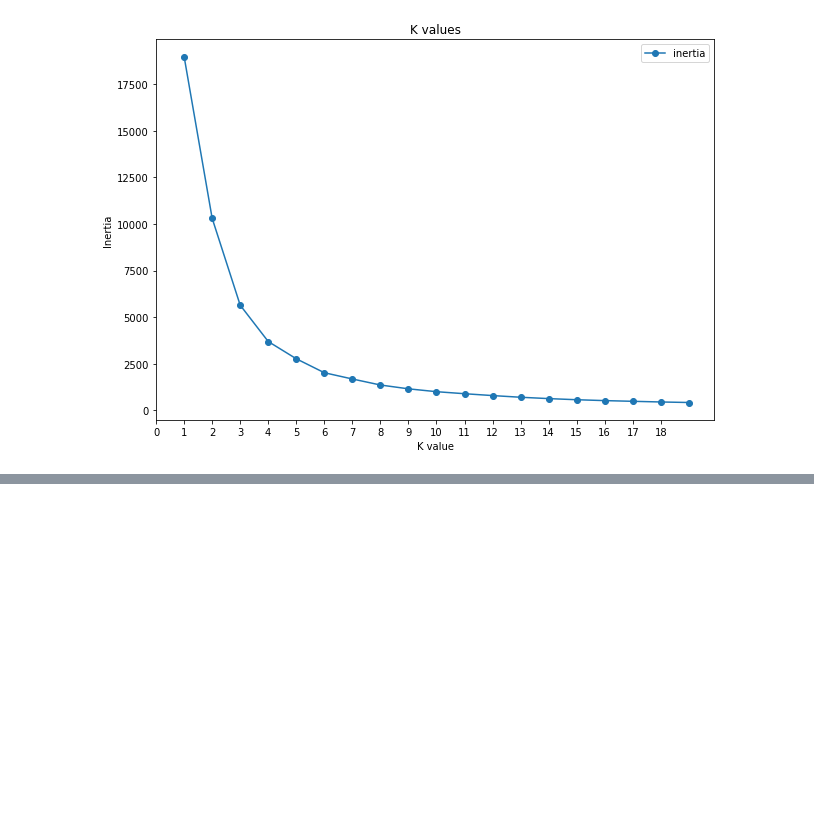
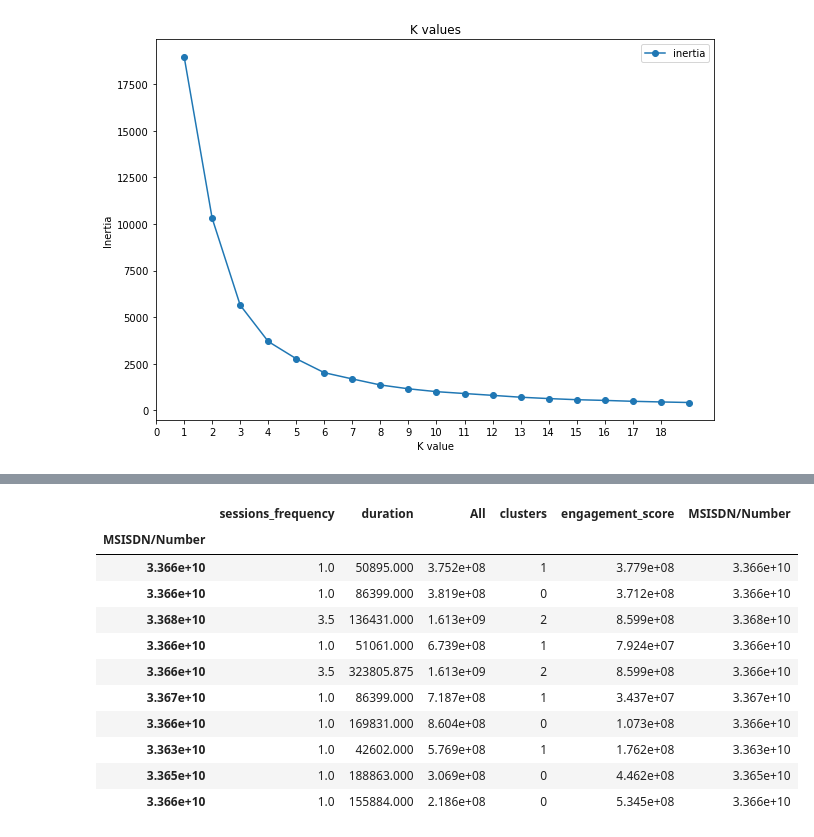
Before and after one commit to bereketkibru/User_Analytics_in_telecom, a Jupyter notebook: notebooks/User Engagement analysis.ipynb, the cells around one changed output, grey strips where cells are left out. Cells and saved outputs as stored; diff of their text form; code cells hidden in the pictures; blank space fills up the shorter version.

```diff
--- a/notebooks/User Engagement analysis.ipynb
+++ b/notebooks/User Engagement analysis.ipynb
@@ -584,0 +592,6 @@ for s in UEM_with_cluster.clusters.unique():
+# %%
+distance = kmeans.fit_transform(UEM_with_cluster)
+
+distance_from_less_engagement = list(map(lambda x : x[0], distance))
+
+UEM_with_cluster['engagement_score'] = distance_from_less_engagement
@@ -584,0 +608,2 @@ for s in UEM_with_cluster.clusters.unique():
+# %%
+UEM_with_cluster['MSISDN/Number'] = UEM_with_cluster.index
@@ -584,0 +612,15 @@ for s in UEM_with_cluster.clusters.unique():
+# %%
+UEM_with_cluster.sample(10)
+# %% [output]
+|  | sessions_frequency | duration | All | clusters | engagement_score | MSISDN/Number |
+| MSISDN/Number |  |  |  |  |  |  |
+| 3.366e+10 | 1.0 | 50895.000 | 3.752e+08 | 1 | 3.779e+08 | 3.366e+10 |
+| 3.366e+10 | 1.0 | 86399.000 | 3.819e+08 | 0 | 3.712e+08 | 3.366e+10 |
+| 3.368e+10 | 3.5 | 136431.000 | 1.613e+09 | 2 | 8.599e+08 | 3.368e+10 |
+| 3.366e+10 | 1.0 | 51061.000 | 6.739e+08 | 1 | 7.924e+07 | 3.366e+10 |
+| 3.366e+10 | 3.5 | 323805.875 | 1.613e+09 | 2 | 8.599e+08 | 3.366e+10 |
+| 3.367e+10 | 1.0 | 86399.000 | 7.187e+08 | 1 | 3.437e+07 | 3.367e+10 |
+| 3.366e+10 | 1.0 | 169831.000 | 8.604e+08 | 0 | 1.073e+08 | 3.366e+10 |
+| 3.363e+10 | 1.0 | 42602.000 | 5.769e+08 | 1 | 1.762e+08 | 3.363e+10 |
+| 3.365e+10 | 1.0 | 188863.000 | 3.069e+08 | 0 | 4.462e+08 | 3.365e+10 |
+| 3.366e+10 | 1.0 | 155884.000 | 2.186e+08 | 0 | 5.345e+08 | 3.366e+10 |
```
Also changed, not shown: parts of 11 cells of this notebook, 4 other files.
